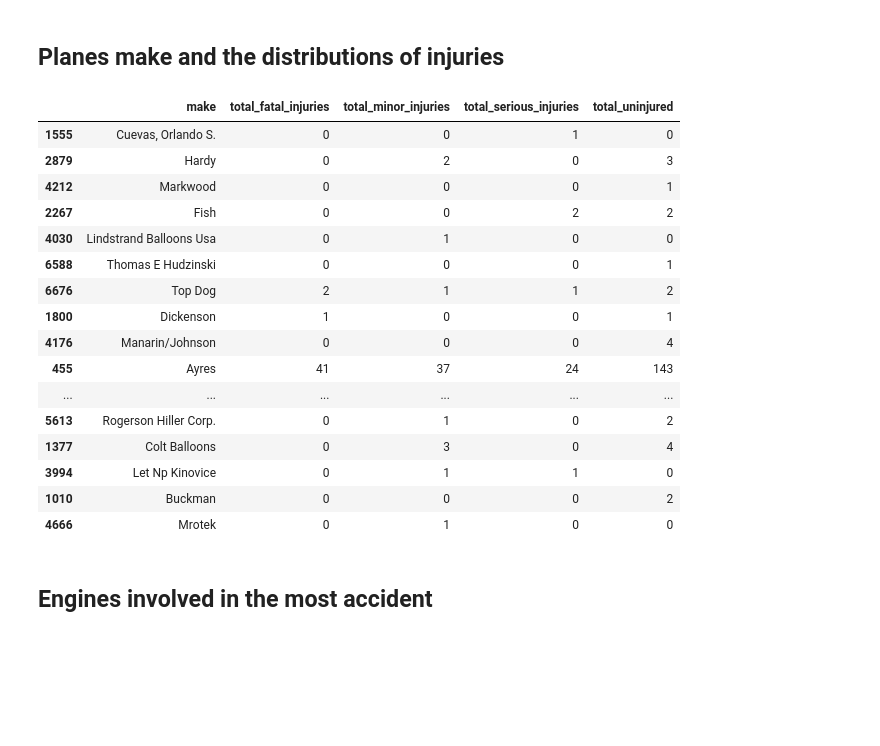
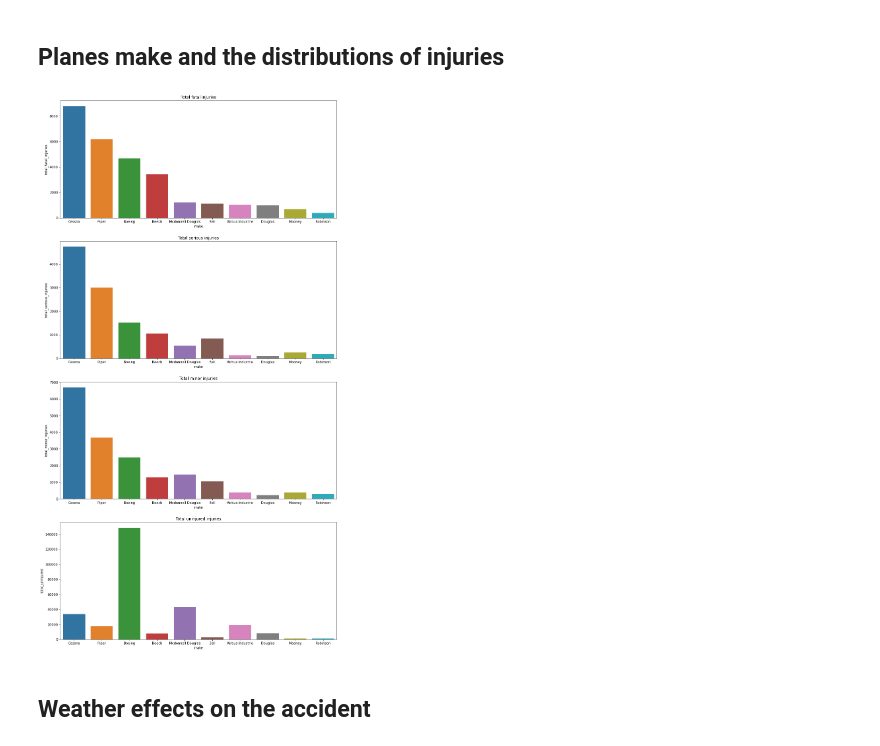
Before and after one commit to stephenmungai/phase1_project, a Jupyter notebook: index.ipynb, the cells around one changed output. Drawn from its saved outputs; the diff is of its cells as text; code cells hidden in the pictures; blank space fills up the shorter version.

```diff
--- a/index.ipynb
+++ b/index.ipynb
@@ -1203,23 +1221,0 @@ pivot_df_on_make_and_accidents = pd.pivot_table(cleaned_aviation_data_df,values=
-# %%
-pivot_df_on_make_and_accidents.sample(30)
-
-#lets group our planes makes by the number of total_fatal_accidents
-p
-# %% [output]
-|  | make | total_fatal_injuries | total_minor_injuries | total_serious_injuries | total_uninjured |
-| 1555 | Cuevas, Orlando S. | 0 | 0 | 1 | 0 |
-| 2879 | Hardy | 0 | 2 | 0 | 3 |
-| 4212 | Markwood | 0 | 0 | 0 | 1 |
-| 2267 | Fish | 0 | 0 | 2 | 2 |
-| 4030 | Lindstrand Balloons Usa | 0 | 1 | 0 | 0 |
-| 6588 | Thomas E Hudzinski | 0 | 0 | 0 | 1 |
-| 6676 | Top Dog | 2 | 1 | 1 | 2 |
-| 1800 | Dickenson | 1 | 0 | 0 | 1 |
-| 4176 | Manarin/Johnson | 0 | 0 | 0 | 4 |
-| 455 | Ayres | 41 | 37 | 24 | 143 |
-| ... | ... | ... | ... | ... | ... |
-| 5613 | Rogerson Hiller Corp. | 0 | 1 | 0 | 2 |
-| 1377 | Colt Balloons | 0 | 3 | 0 | 4 |
-| 3994 | Let Np Kinovice | 0 | 1 | 1 | 0 |
-| 1010 | Buckman | 0 | 0 | 0 | 2 |
-| 4666 | Mrotek | 0 | 1 | 0 | 0 |
@@ -1230,2 +1222,30 @@ pivot_df_on_make_and_accidents= pivot_df_on_make_and_accidents.reset_index()
+# %%
+#lets create filters while storing data depending on the number of accident
+top_10_makes_by_fatal_accident=pivot_df_on_make_and_accidents.sort_values(by='total_fatal_injuries',ascending=False).head(10)
+top_10_makes_by_serious_accident=pivot_df_on_make_and_accidents.sort_values(by='total_serious_injuries',ascending=False).head(10)
+top_10_makes_by_minor_accident=pivot_df_on_make_and_accidents.sort_values(by='total_minor_injuries',ascending=False).head(10)
+top_10_makes_by_uninjured_accident=pivot_df_on_make_and_accidents.sort_values(by='total_uninjured',ascending=False).head(10)
+# %%
+#Lets plot our graphs
+
+fig,ax=plt.subplots(4,1,figsize=(15,30))
+
+
+
+sns.barplot(ax=ax[0],x=top_10_makes_by_fatal_accident['make'],y=top_10_makes_by_fatal_accident['total_fatal_injuries'])
+ax[0].set_title("Total fatal injuries")
+
+sns.barplot(ax=ax[1],x=top_10_makes_by_fatal_accident['make'],y=top_10_makes_by_fatal_accident['total_serious_injuries'])
+ax[1].set_title("Total serious injuries")
+
+sns.barplot(ax=ax[2],x=top_10_makes_by_fatal_accident['make'],y=top_10_makes_by_fatal_accident['total_minor_injuries'])
+ax[2].set_title("Total minor injuries")
+
+sns.barplot(ax=ax[3],x=top_10_makes_by_fatal_accident['make'],y=top_10_makes_by_fatal_accident['total_uninjured'])
+ax[3].set_title("Total uninjured injuries")
+
+plt.show();
+# %% [output]
+[figure, added]
 # %% [markdown]
-## Engines involved in the most accident
+## Weather effects on the accident
```
Also changed, not shown: parts of 13 cells of this notebook.
